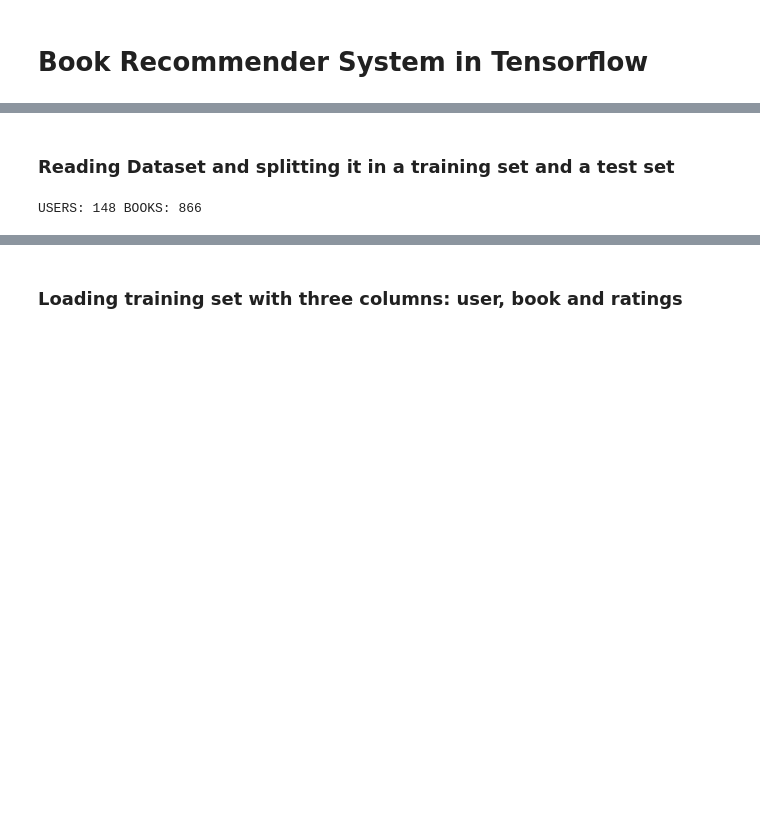
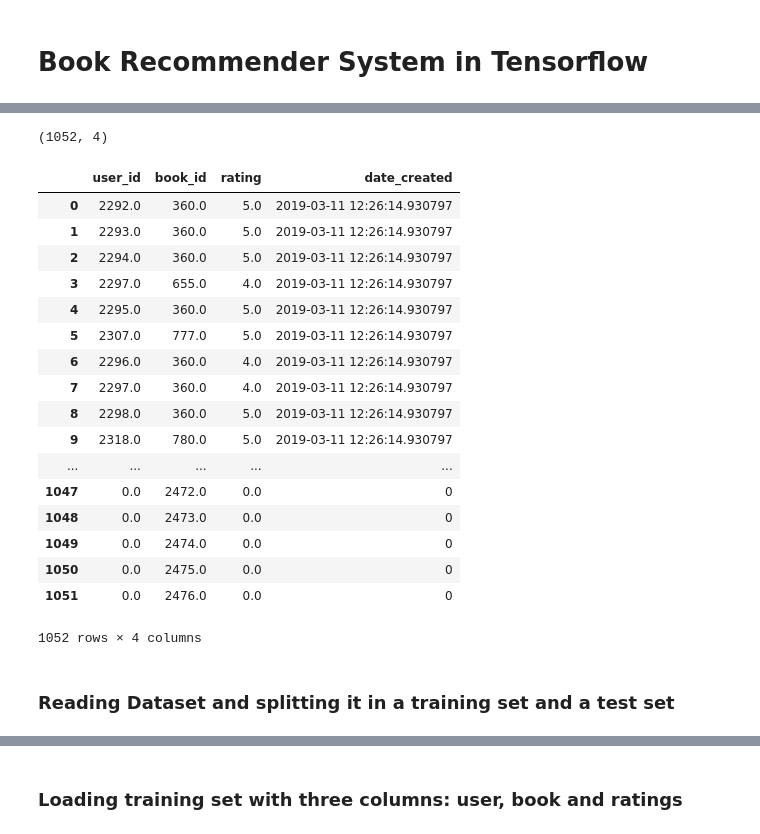
Before and after one commit to nasheenkalam037/Bookworm, a Jupyter notebook: src/ml/book-recommendation/recommendation_model_algo.ipynb, the cells around one changed output, grey strips where cells are left out. Saved outputs shown, nothing was run; the diff lists cells and outputs as text; code cells hidden in the pictures; blank space fills up the shorter version.

```diff
--- a/src/ml/book-recommendation/recommendation_model_algo.ipynb
+++ b/src/ml/book-recommendation/recommendation_model_algo.ipynb
@@ -44,3 +75,35 @@ df.shape
+# %%
+rows, column = books.shape
+empty_array = np.zeros((rows, 1))
+unrated_books = np.hstack((empty_array, books.values, empty_array, empty_array))
+unrated_books = pd.DataFrame(unrated_books)
+unrated_books.columns = ['user_id', 'book_id', 'rating', 'date_created']
+
+df = df.append(unrated_books, ignore_index=True)
+df.shape
+# %% [output]
+(1052, 4)
+# %%
+df
+# %% [output]
+|  | user_id | book_id | rating | date_created |
+| 0 | 2292.0 | 360.0 | 5.0 | 2019-03-11 12:26:14.930797 |
+| 1 | 2293.0 | 360.0 | 5.0 | 2019-03-11 12:26:14.930797 |
+| 2 | 2294.0 | 360.0 | 5.0 | 2019-03-11 12:26:14.930797 |
+| 3 | 2297.0 | 655.0 | 4.0 | 2019-03-11 12:26:14.930797 |
+| 4 | 2295.0 | 360.0 | 5.0 | 2019-03-11 12:26:14.930797 |
+| 5 | 2307.0 | 777.0 | 5.0 | 2019-03-11 12:26:14.930797 |
+| 6 | 2296.0 | 360.0 | 4.0 | 2019-03-11 12:26:14.930797 |
+| 7 | 2297.0 | 360.0 | 4.0 | 2019-03-11 12:26:14.930797 |
+| 8 | 2298.0 | 360.0 | 5.0 | 2019-03-11 12:26:14.930797 |
+| 9 | 2318.0 | 780.0 | 5.0 | 2019-03-11 12:26:14.930797 |
+| ... | ... | ... | ... | ... |
+| 1047 | 0.0 | 2472.0 | 0.0 | 0 |
+| 1048 | 0.0 | 2473.0 | 0.0 | 0 |
+| 1049 | 0.0 | 2474.0 | 0.0 | 0 |
+| 1050 | 0.0 | 2475.0 | 0.0 | 0 |
+| 1051 | 0.0 | 2476.0 | 0.0 | 0 |
+1052 rows × 4 columns
 # %% [markdown]
 ### Reading Dataset and splitting it in a training set and a test set
 # %%
@@ -53,10 +116,3 @@ X_train, X_test, y_train, y_test = train_test_split(df, y, test_size=0.2)
 
 train_data = X_train
 test_data = X_test
-
-num_books = df.book.nunique()
-num_users = df.user.nunique()
-
-print("USERS: {} BOOKS: {}".format(num_users, num_books))
-# %% [output]
-USERS: 148 BOOKS: 866
```
Also changed, not shown: parts of 21 cells of this notebook, 1 other file.
